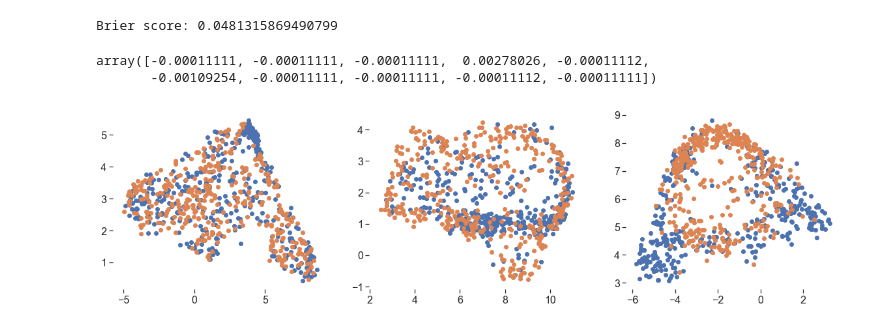
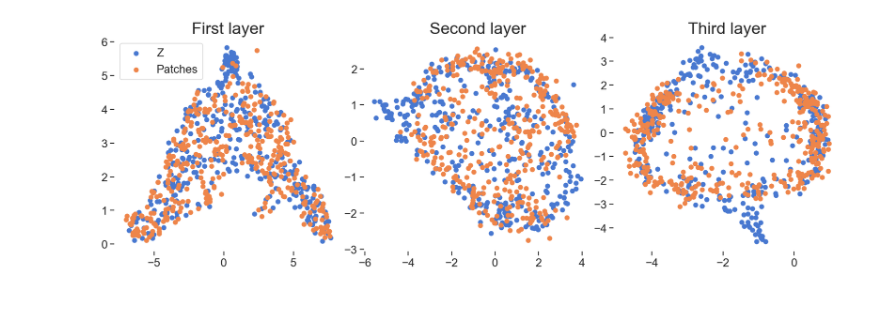
Before and after one commit to kekeblom/DeepCGP, a Jupyter notebook: notebooks/Inspect.ipynb, the cells around one changed output. Saved outputs shown, nothing was run; the diff lists cells and outputs as text; code cells hidden in the pictures.

```diff
--- a/notebooks/Inspect.ipynb
+++ b/notebooks/Inspect.ipynb
@@ -206,13 +209,13 @@ labels = (
     'ship',
     'truck'
     )
-def plot_images(images, size, loc, title):
-    axis = plt.subplot2grid(size, loc=loc)
+def plot_images(images, axis, title):
     embedder = umap.UMAP(n_components=2)
     dim = np.prod(images.shape[2:])
     embedder = embedder.fit(images.reshape(images.shape[1] * images.shape[0], dim))
 
-    plt.title(title)
+    axis.set_title(title)
+    [spine.set_visible(False) for spine in axis.spines.values()]
     for class_index in range(10):
         class_embedded = embedder.transform(images[class_index].reshape(64, dim))
-        plt.scatter(class_embedded[:, 0], class_embedded[:, 1], label=labels[class_index])
+        axis.scatter(class_embedded[:, 0], class_embedded[:, 1], label=labels[class_index])
@@ -232,14 +244,17 @@ for class_index in range(10):
     axis = plt.subplot2grid((10, 1 + n_feature_maps), loc=(class_index, 0))
     axis.xaxis.set_visible(False)
     axis.yaxis.set_visible(False)
+    [spine.set_visible(False) for spine in axis.spines.values()]
     image = by_classes[class_index, 0, :, :, :] * std + mean
     axis.imshow(image)
+
     for feature_map in range(0, n_feature_maps):
         axis = plt.subplot2grid((10, 1+ n_feature_maps), loc=(class_index, 1 + feature_map))
         axis.xaxis.set_visible(False)
         axis.yaxis.set_visible(False)
+        [spine.set_visible(False) for spine in axis.spines.values()]
         image = layer1[class_index, 0, :, :, feature_map]
         axis.imshow(image)
 
-plt.tight_layout();
+plt.tight_layout(pad=0);
 # The "x-axis" of the grid represents different feature maps and the "y-axis" are activations over different classes.
@@ -252,14 +265,16 @@ for class_index in range(10):
     axis = plt.subplot2grid((10, 1 + n_feature_maps), loc=(class_index, 0))
     axis.xaxis.set_visible(False)
     axis.yaxis.set_visible(False)
+    [spine.set_visible(False) for spine in axis.spines.values()]
     image = by_classes[class_index, 0, :, :, :] * std + mean
     axis.imshow(image)
     for feature_map in range(0, n_feature_maps):
         axis = plt.subplot2grid((10, 1+ n_feature_maps), loc=(class_index, 1 + feature_map))
         axis.xaxis.set_visible(False)
         axis.yaxis.set_visible(False)
+        [spine.set_visible(False) for spine in axis.spines.values()]
         image = layer2[class_index, 0, :, :, feature_map]
         axis.imshow(image)
 
-plt.tight_layout();
+plt.tight_layout(pad=0);
 # The "x-axis" of the grid represents different feature maps and the "y-axis" are activations over different classes.
@@ -292,48 +292,45 @@ plt.plot(curve[0], curve[1], marker='o');
-# %%
-Y = np.zeros((Ytest.shape[0], 10))
-for i in range(Ytest.shape[0]):
-    Y[i, Ytest[i]] = 1.0
-
-brier_score = np.power(Y - probabilities, 2).mean()
-print("Brier score:", brier_score)
-# %% [output]
-Brier score: 0.0481315869490799
-# %%
-(Y - probabilities)[0]
-# %% [output]
-array([-0.00011111, -0.00011111, -0.00011111,  0.00278026, -0.00011112,
-       -0.00109254, -0.00011111, -0.00011111, -0.00011112, -0.00011111])
 # %%
 Z1 = model.layers[0].feature.Z.value
-patches1 = sample_patches(Xtrain, Z1.shape[0])
+patches1 = sample_patches(Xtrain, Z1.shape[0], patch_size=4)
 
 Z2 = model.layers[1].feature.Z.value
-patches2 = sample_patches(layer1.reshape(-1, *layer1.shape[2:]), n_patches=Z2.shape[0], patch_size=3, feature_maps=10)
+patches2 = sample_patches(layer1.reshape(-1, *layer1.shape[2:]), n_patches=Z2.shape[0], patch_size=5, feature_maps=10)
 
 Z3 = model.layers[2].feature.Z.value
-patches3 = sample_patches(layer2.reshape(-1, *layer2.shape[2:]), n_patches=Z3.shape[0], patch_size=3, feature_maps=10)
+patches3 = sample_patches(layer2.reshape(-1, *layer2.shape[2:]), n_patches=Z3.shape[0], patch_size=5, feature_maps=10)
 
 def embed(Z, P):
     umapper = umap.UMAP(n_components=2)
     Z_and_P = np.concatenate([Z, P], axis=0)
     umapper.fit(Z_and_P)
     return umapper.transform(Z), umapper.transform(P)
 
-figure = plt.figure(figsize=(4 * 5, 5))
-axis = plt.subplot2grid((1, 3), loc=(0, 0))
-Z, P = embed(Z1, patches1)
-axis.scatter(Z[:, 0], Z[:, 1])
-axis.scatter(P[:, 0], P[:, 1])
+with sns.axes_style('ticks'):
+    figure = plt.figure(figsize=(3 * 4.8, 4.8))
+    axis = plt.subplot2grid((1, 3), loc=(0, 0))
+    axis.set_title("First layer")
+    Z, P = embed(Z1, patches1)
+    Z_line = axis.scatter(Z[:, 0], Z[:, 1])
+    P_line = axis.scatter(P[:, 0], P[:, 1])
+    axis.legend((Z_line, P_line), ("Z", "Patches"))
+    [s.set_visible(False) for s in axis.spines.values()]
 
-axis = plt.subplot2grid((1, 3), loc=(0, 1))
-Z, P = embed(Z2, patches2)
-axis.scatter(Z[:, 0], Z[:, 1])
-axis.scatter(P[:, 0], P[:, 1])
 
-axis = plt.subplot2grid((1, 3), loc=(0, 2))
-patch_weights = model.layers[2].kern.patch_weights.value.mean()
-Z, P = embed(Z3, patches3 * patch_weights.mean())
-axis.scatter(Z[:, 0], Z[:, 1])
-axis.scatter(P[:, 0], P[:, 1]);
+    axis = plt.subplot2grid((1, 3), loc=(0, 1))
+    axis.set_title("Second layer")
+    Z, P = embed(Z2, patches2)
+    axis.scatter(Z[:, 0], Z[:, 1])
+    axis.scatter(P[:, 0], P[:, 1])
+    [s.set_visible(False) for s in axis.spines.values()]
+
+    axis = plt.subplot2grid((1, 3), loc=(0, 2))
+    axis.set_title("Third layer")
+    Z, P = embed(Z3, patches3)
+    axis.scatter(Z[:, 0], Z[:, 1])
+    axis.scatter(P[:, 0], P[:, 1]);
+    [s.set_visible(False) for s in axis.spines.values()]
+
+
+plt.tight_layout(pad=0)
 # %% [output]
-[figure, old version]
+[figure, new version]
```
Also changed, not shown: parts of 21 cells of this notebook.
